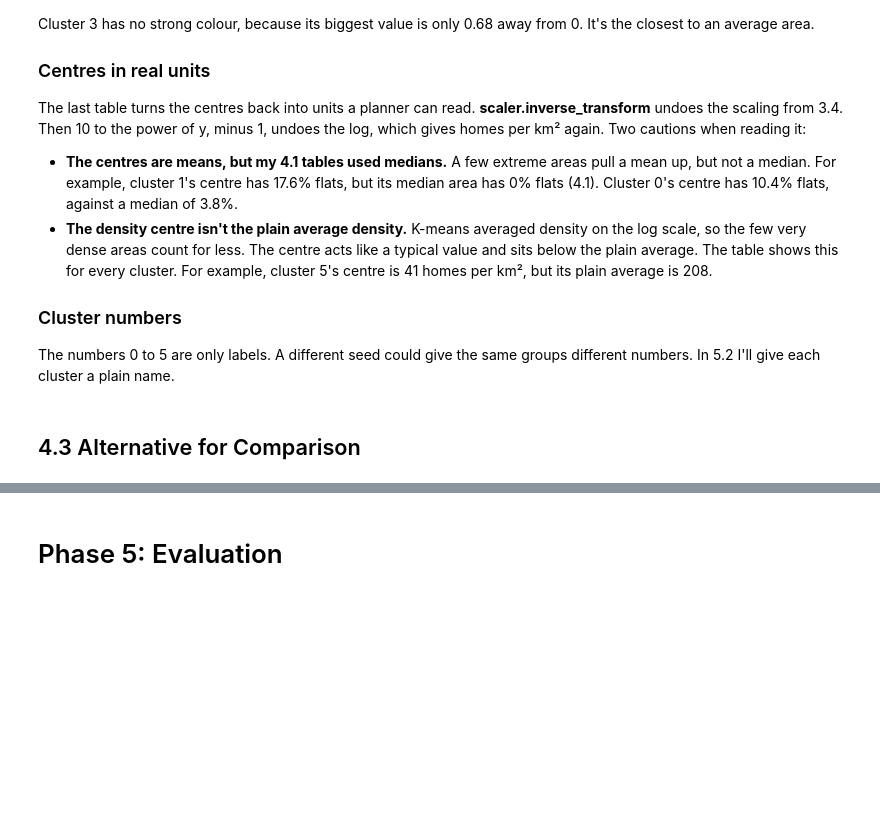
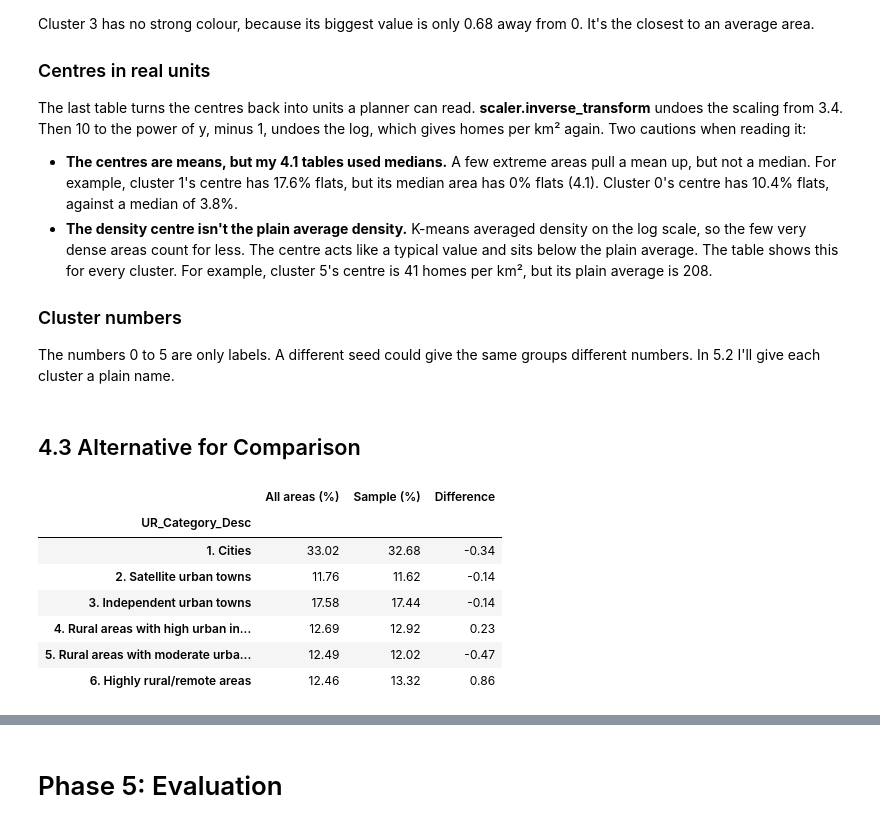
Before and after one commit to SwoopCodes/Data-Analytics_Irish-housing-density, a Jupyter notebook: notebooks/CA2_CRISP_DM_Notebook.ipynb, the cells around one changed output, grey strips where cells are left out. Drawn from its saved outputs; the diff is of its cells as text; code cells hidden in the pictures; blank space fills up the shorter version.

```diff
--- a/notebooks/CA2_CRISP_DM_Notebook.ipynb
+++ b/notebooks/CA2_CRISP_DM_Notebook.ipynb
@@ -1561,3 +1561,28 @@ The last table turns the centres back into units a planner can read. **scaler.in
 The numbers 0 to 5 are only labels. A different seed could give the same groups different numbers. In 5.2 I'll give each cluster a plain name.
 # %% [markdown]
 ## 4.3 Alternative for Comparison
+# %%
+# 4.3 Alternative for Comparison
+from scipy.cluster.hierarchy import linkage, dendrogram, fcluster
+from sklearn.metrics import adjusted_rand_score
+
+# Step 1: random sample of the scaled data. I use X_scaled as it is, so the scaler is not refitted
+sample_size = 5000
+X_sample = X_scaled.sample(n=sample_size, random_state=RANDOM_STATE)
+
+# Check: does the sample look like all areas? Compare the share of each CSO category
+sample_check = pd.DataFrame({
+    "All areas (%)": features_df["UR_Category_Desc"].value_counts(normalize=True) * 100,
+    "Sample (%)": features_df.loc[X_sample.index, "UR_Category_Desc"].value_counts(normalize=True) * 100,
+}).round(2)
+sample_check["Difference"] = (sample_check["Sample (%)"] - sample_check["All areas (%)"]).round(2)
+sample_check
+# %% [output]
+|  | All areas (%) | Sample (%) | Difference |
+| UR_Category_Desc |  |  |  |
+| 1. Cities | 33.02 | 32.68 | -0.34 |
+| 2. Satellite urban towns | 11.76 | 11.62 | -0.14 |
+| 3. Independent urban towns | 17.58 | 17.44 | -0.14 |
+| 4. Rural areas with high urban in... | 12.69 | 12.92 | 0.23 |
+| 5. Rural areas with moderate urba... | 12.49 | 12.02 | -0.47 |
+| 6. Highly rural/remote areas | 12.46 | 13.32 | 0.86 |
```
Also changed, not shown: parts of 4 cells of this notebook, 1 other file.
